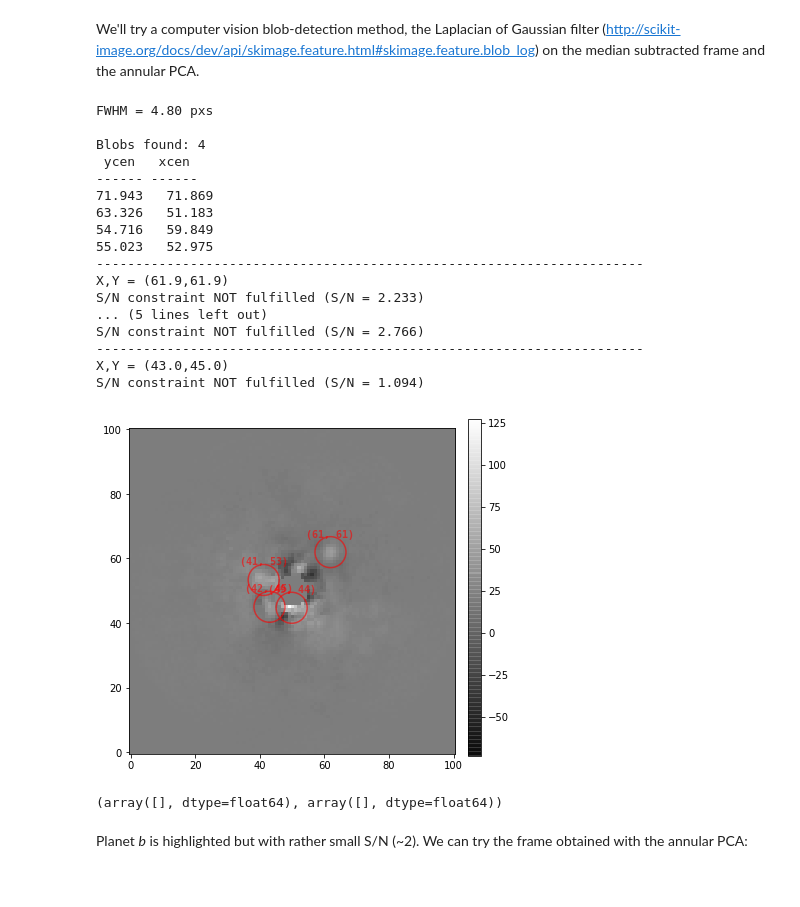
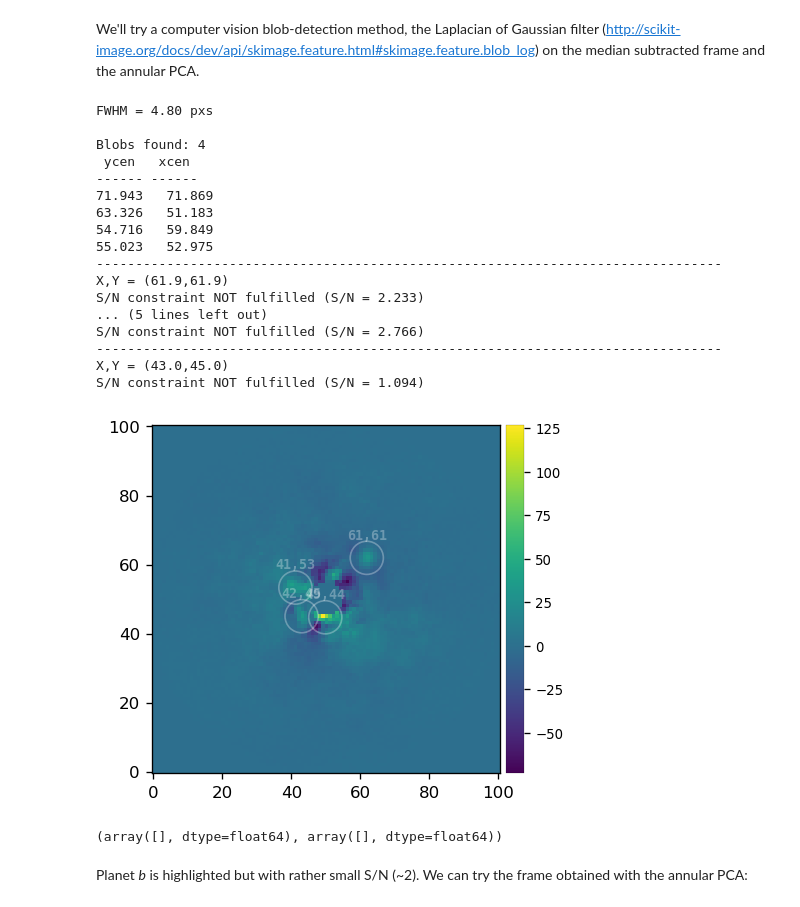
Before and after one commit to carlos-gg/VIP_extras, a Jupyter notebook: Tutorial1_VIP_adi_pre-postproc_fluxpos_ccs.ipynb, the cells around one changed output. Saved outputs shown, nothing was run; the diff lists cells and outputs as text; code cells hidden in the pictures.

```diff
--- a/Tutorial1_VIP_adi_pre-postproc_fluxpos_ccs.ipynb
+++ b/Tutorial1_VIP_adi_pre-postproc_fluxpos_ccs.ipynb
@@ -123,7 +126,7 @@ print(fwhm_naco)
 # %% [markdown]
 Let's normalize the flux to one in a 1xFWHM aperture and crop the PSF array:
 # %%
-psfn = vip.phot.psf_norm(psf, fwhm_naco, size=19)
+psfn = vip.metrics.normalize_psf(psf, fwhm_naco, size=19)
 # %%
 plots(psfn, grid=True)
 # %% [output]
@@ -262,5 +253,5 @@ In the framework of the differential imaging techniques, we ultimately rely on m
 # %% [markdown]
 The most simple approach is to model the PSF with the median of the ADI sequence. The median subtraction algorithm is the original post-processing approach proposed for ADI data (see Marois et al. 2006):
 # %%
-fr_adi = vip.madi.adi(cube, angs, mode='fullfr')
+fr_adi = vip.medsub.median_sub(cube, angs, mode='fullfr')
 # %% [output]
@@ -719,27 +708,27 @@ Let's try the detection module, providing the processed frame, the FWHM in pixel
 # %% [markdown]
 We'll try a computer vision blob-detection method, the Laplacian of Gaussian filter (http://scikit-image.org/docs/dev/api/skimage.feature.html#skimage.feature.blob_log) on the median subtracted frame and the annular PCA.
 # %%
-vip.phot.detection(fr_adi, psfn, debug=False, mode='log', snr_thresh=5,
+vip.metrics.detection(fr_adi, psfn, debug=False, mode='log', snr_thresh=5,
                    bkg_sigma=3, matched_filter=False)
 # %% [output]
 FWHM = 4.80 pxs
 
 Blobs found: 4
  ycen   xcen
 ------ ------
 71.943   71.869
 63.326   51.183
 54.716   59.849
 55.023   52.975
-----------------------------------------------------------------------
+--------------------------------------------------------------------------------
 X,Y = (61.9,61.9)
 S/N constraint NOT fulfilled (S/N = 2.233)
 ... (5 lines left out)
 S/N constraint NOT fulfilled (S/N = 2.766)
-----------------------------------------------------------------------
+--------------------------------------------------------------------------------
 X,Y = (43.0,45.0)
 S/N constraint NOT fulfilled (S/N = 1.094)
-[figure, old version]
+[figure, new version]
 (array([], dtype=float64), array([], dtype=float64))
 # %% [markdown]
 Planet *b* is highlighted but with rather small S/N (~2). We can try the frame obtained with the annular PCA:
```
Also changed, not shown: parts of 70 cells of this notebook.
